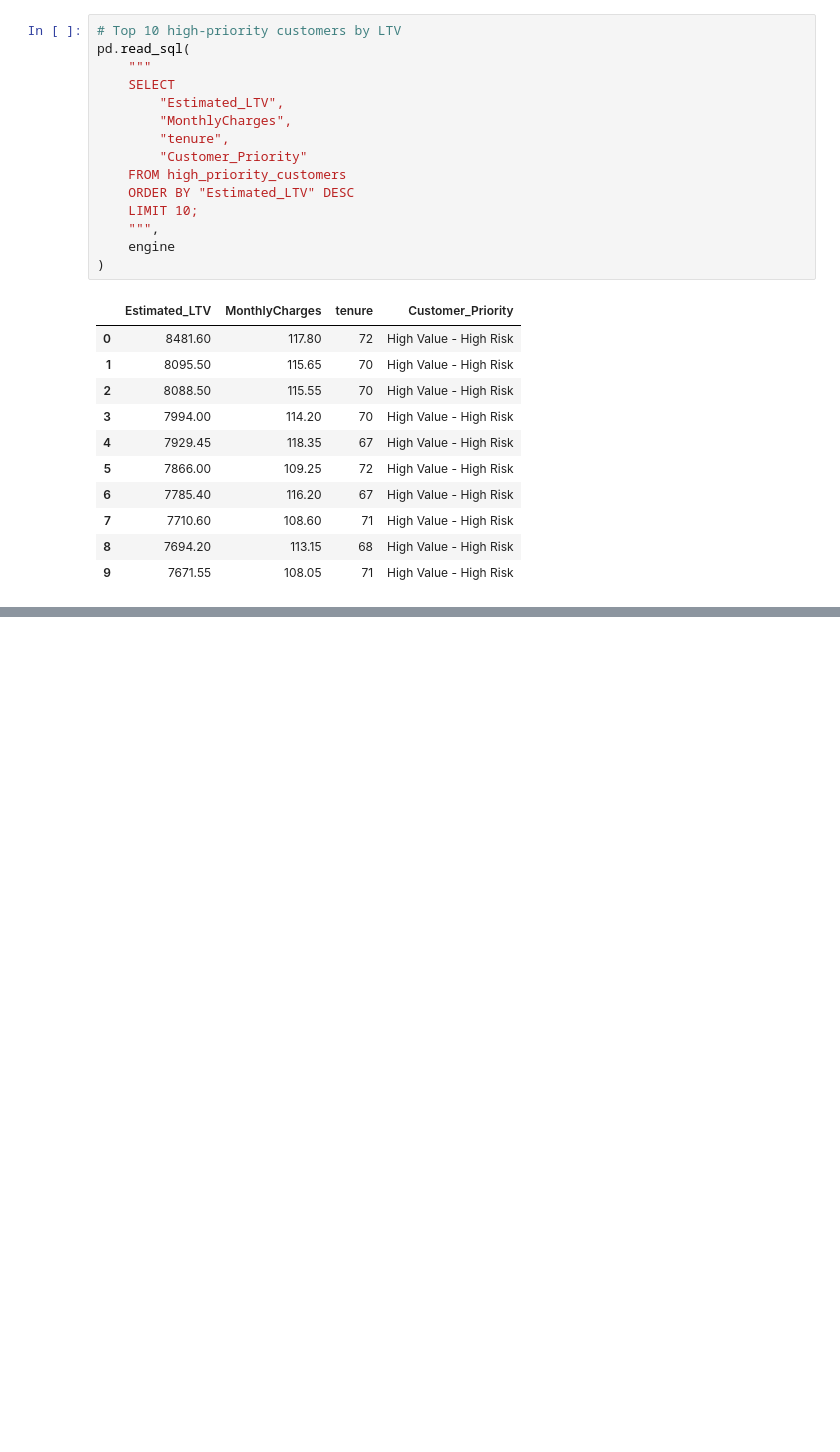
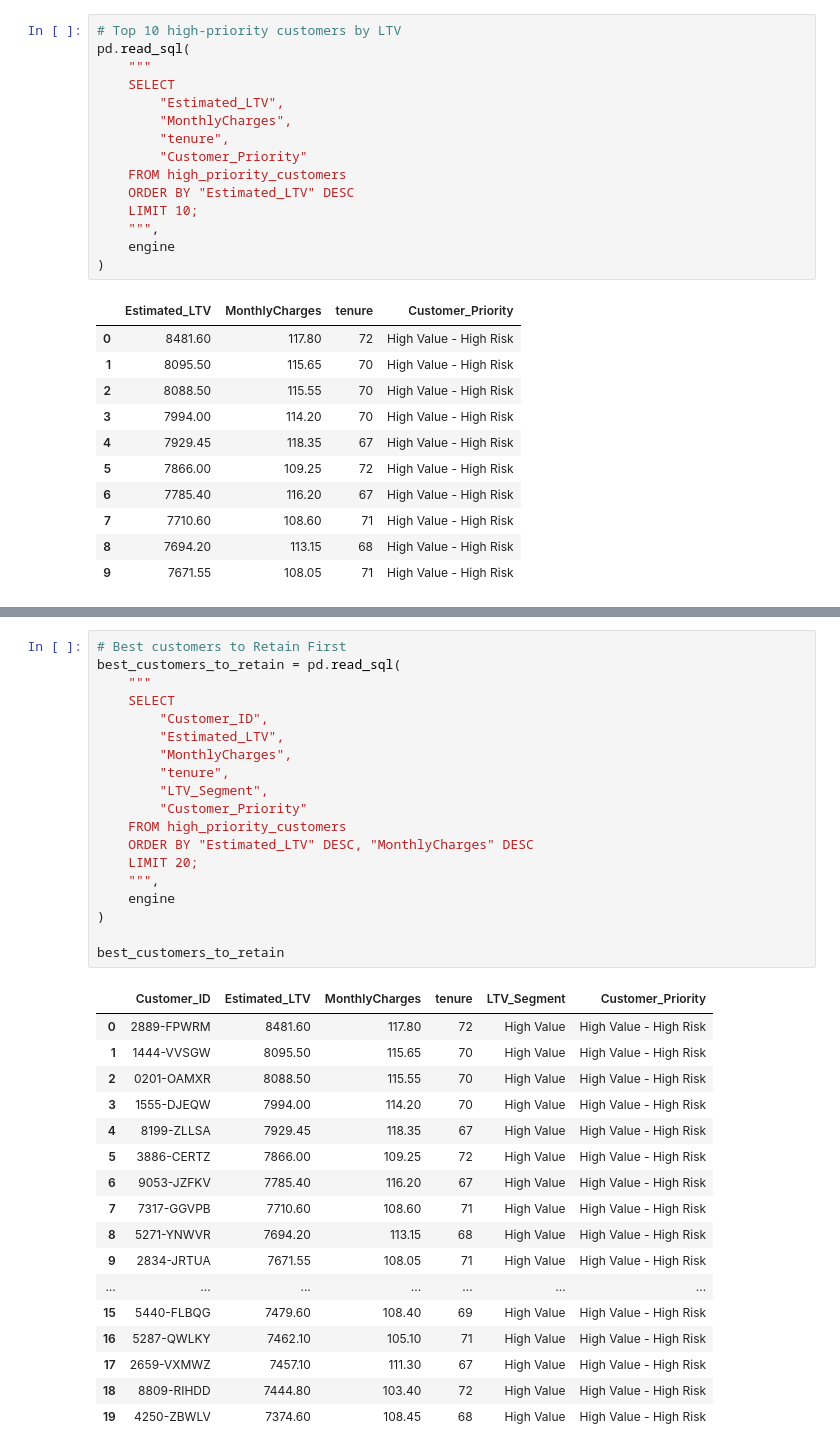
Before and after one commit to kapish196258/customer_churn_ltv_system, a Jupyter notebook: notebooks/ltv_postgresql_analysis.ipynb, the cells around one changed output, grey strips where cells are left out. Saved outputs shown, nothing was run; the diff lists cells and outputs as text; blank space fills up the shorter version.

```diff
--- a/notebooks/ltv_postgresql_analysis.ipynb
+++ b/notebooks/ltv_postgresql_analysis.ipynb
@@ -140,0 +342,37 @@ pd.read_sql(
+# %%
+# Best customers to Retain First
+best_customers_to_retain = pd.read_sql(
+    """
+    SELECT
+        "Customer_ID",
+        "Estimated_LTV",
+        "MonthlyCharges",
+        "tenure",
+        "LTV_Segment",
+        "Customer_Priority"
+    FROM high_priority_customers
+    ORDER BY "Estimated_LTV" DESC, "MonthlyCharges" DESC
+    LIMIT 20;
+    """,
+    engine
+)
+
+best_customers_to_retain
+# %% [output]
+|  | Customer_ID | Estimated_LTV | MonthlyCharges | tenure | LTV_Segment | Customer_Priority |
+| 0 | 2889-FPWRM | 8481.60 | 117.80 | 72 | High Value | High Value - High Risk |
+| 1 | 1444-VVSGW | 8095.50 | 115.65 | 70 | High Value | High Value - High Risk |
+| 2 | 0201-OAMXR | 8088.50 | 115.55 | 70 | High Value | High Value - High Risk |
+| 3 | 1555-DJEQW | 7994.00 | 114.20 | 70 | High Value | High Value - High Risk |
+| 4 | 8199-ZLLSA | 7929.45 | 118.35 | 67 | High Value | High Value - High Risk |
+| 5 | 3886-CERTZ | 7866.00 | 109.25 | 72 | High Value | High Value - High Risk |
+| 6 | 9053-JZFKV | 7785.40 | 116.20 | 67 | High Value | High Value - High Risk |
+| 7 | 7317-GGVPB | 7710.60 | 108.60 | 71 | High Value | High Value - High Risk |
+| 8 | 5271-YNWVR | 7694.20 | 113.15 | 68 | High Value | High Value - High Risk |
+| 9 | 2834-JRTUA | 7671.55 | 108.05 | 71 | High Value | High Value - High Risk |
+| ... | ... | ... | ... | ... | ... | ... |
+| 15 | 5440-FLBQG | 7479.60 | 108.40 | 69 | High Value | High Value - High Risk |
+| 16 | 5287-QWLKY | 7462.10 | 105.10 | 71 | High Value | High Value - High Risk |
+| 17 | 2659-VXMWZ | 7457.10 | 111.30 | 67 | High Value | High Value - High Risk |
+| 18 | 8809-RIHDD | 7444.80 | 103.40 | 72 | High Value | High Value - High Risk |
+| 19 | 4250-ZBWLV | 7374.60 | 108.45 | 68 | High Value | High Value - High Risk |
```
Also changed, not shown: parts of 17 cells of this notebook, 1 other file.
